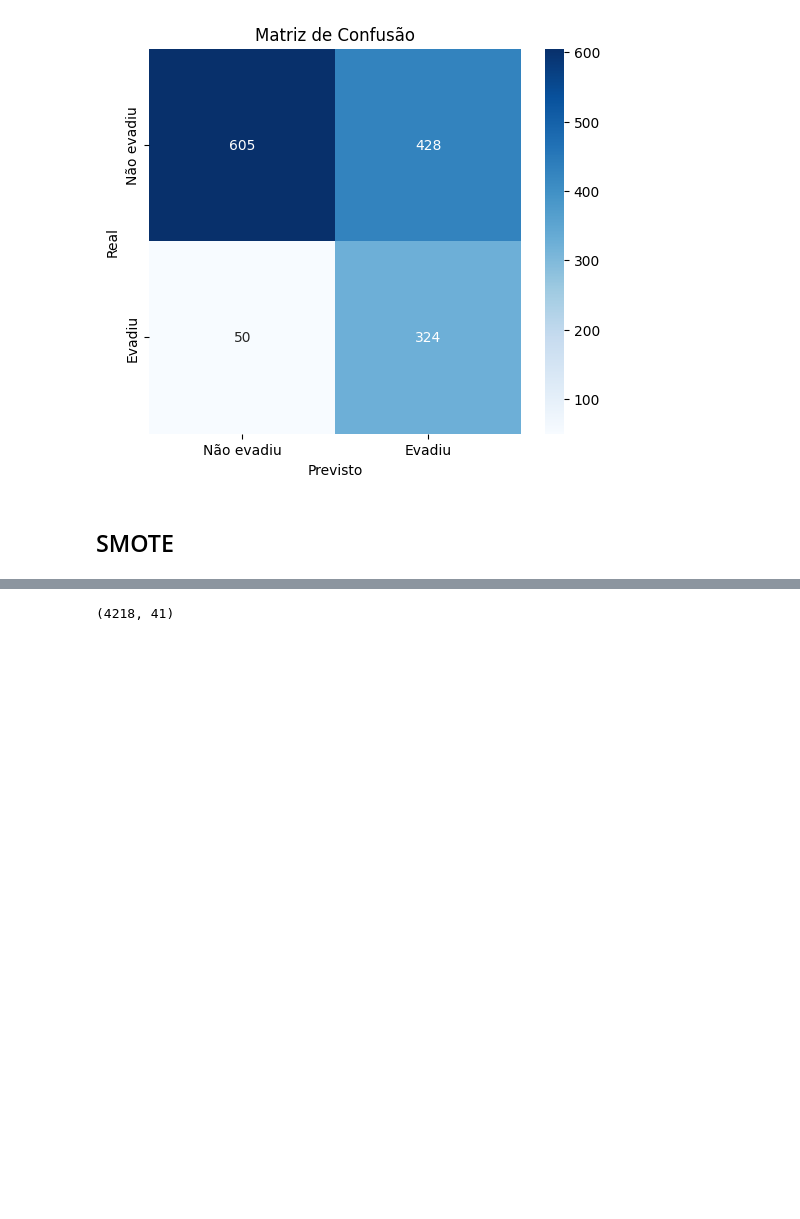
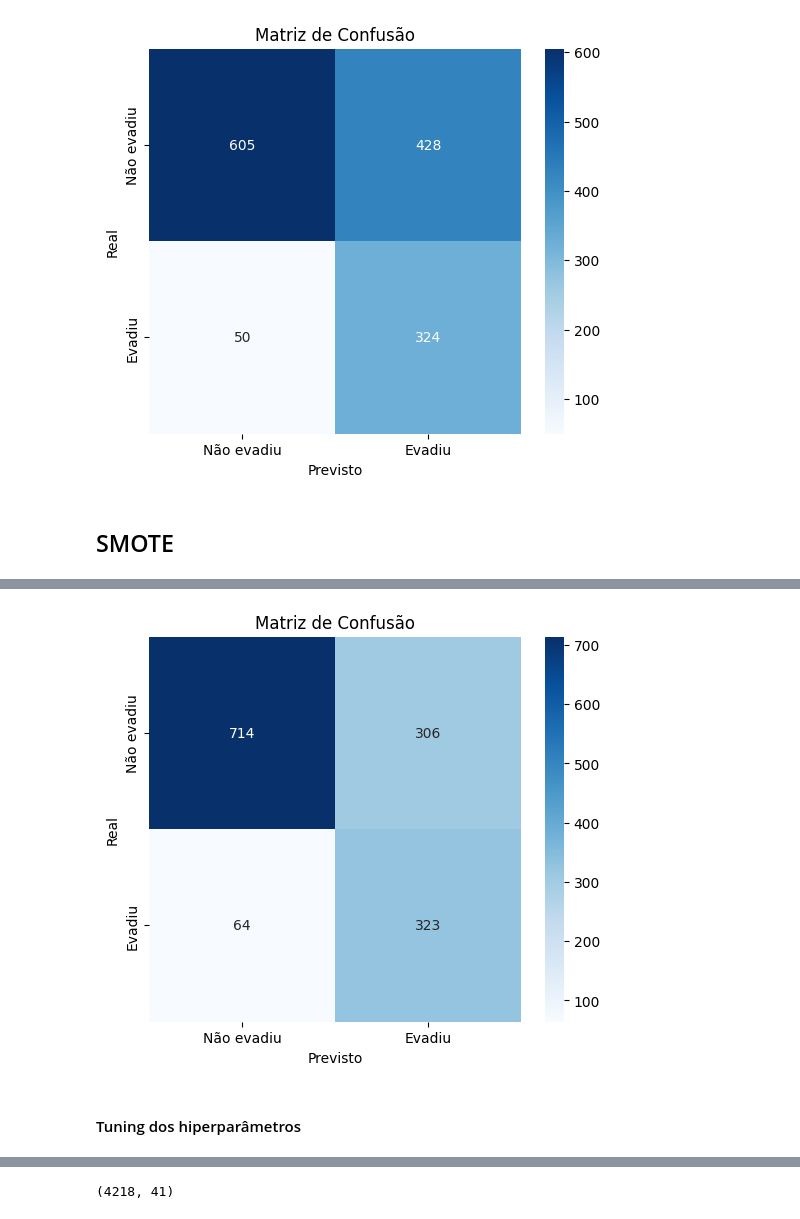
Before and after one commit to hype-usp/Equilibrando_Classes, a Jupyter notebook: Grupo2/EquilibrandoClasses.ipynb, the cells around one changed output, grey strips where cells are left out. Saved outputs shown, nothing was run; the diff lists cells and outputs as text; code cells hidden in the pictures; blank space fills up the shorter version.

```diff
--- a/Grupo2/EquilibrandoClasses.ipynb
+++ b/Grupo2/EquilibrandoClasses.ipynb
@@ -2027,0 +2124,2 @@ plt.show()
+# %%
+rf_smenn = RandomForestClassifier(random_state=42)
@@ -2027,0 +2155,16 @@ plt.show()
+# %%
+cm_val_rf_smenn = confusion_matrix(y_val, y_val_pred_rf_smenn)
+
+plt.figure(figsize=(6, 5))
+sns.heatmap(cm_val_rf_smenn, annot=True, fmt='d', cmap='Blues',
+            xticklabels=["Não evadiu", "Evadiu"],
+            yticklabels=["Não evadiu", "Evadiu"])
+
+plt.xlabel("Previsto")
+plt.ylabel("Real")
+plt.title("Matriz de Confusão")
+plt.show()
+# %% [output]
+[figure, added]
+# %% [markdown]
+#### Tuning dos hiperparâmetros
```
Also changed, not shown: parts of 45 cells of this notebook.
